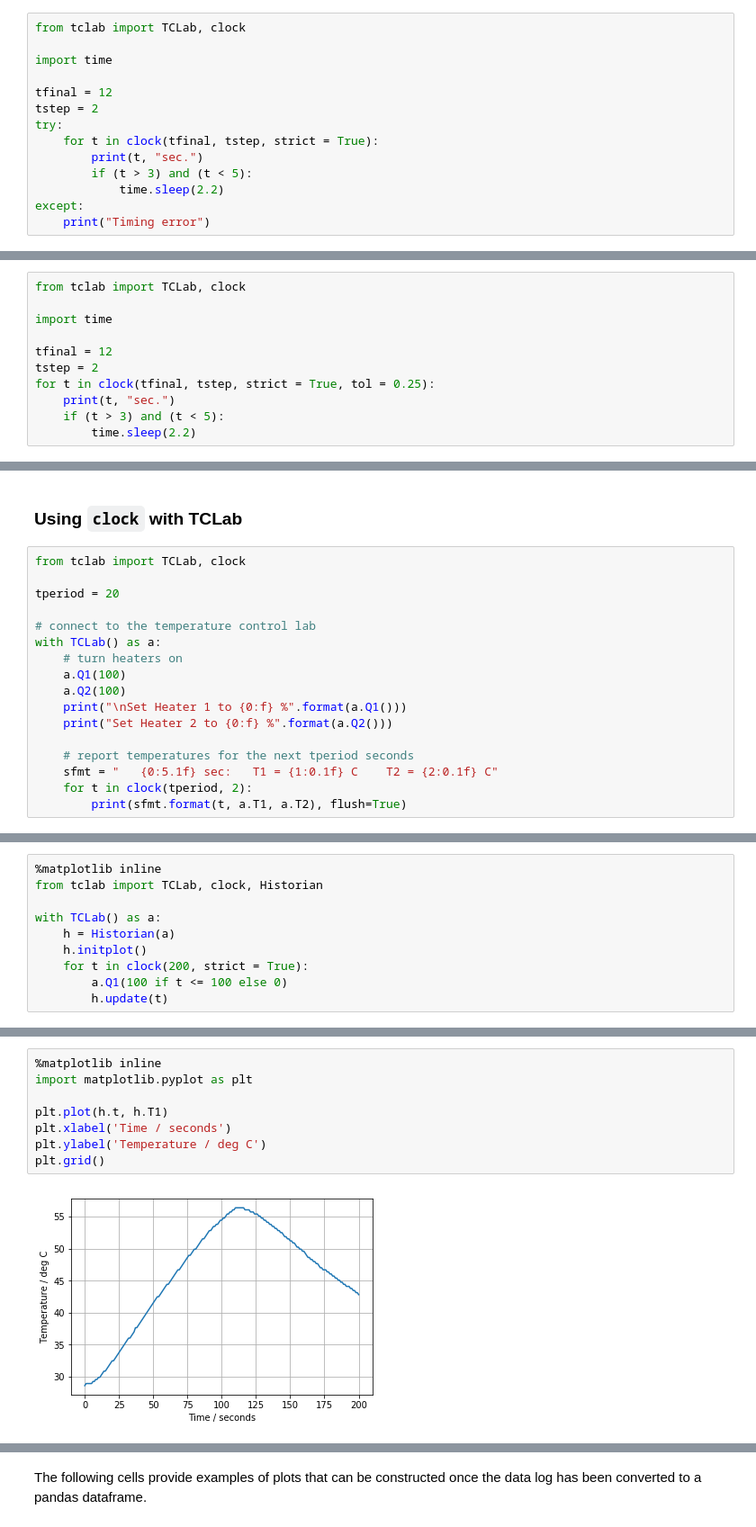
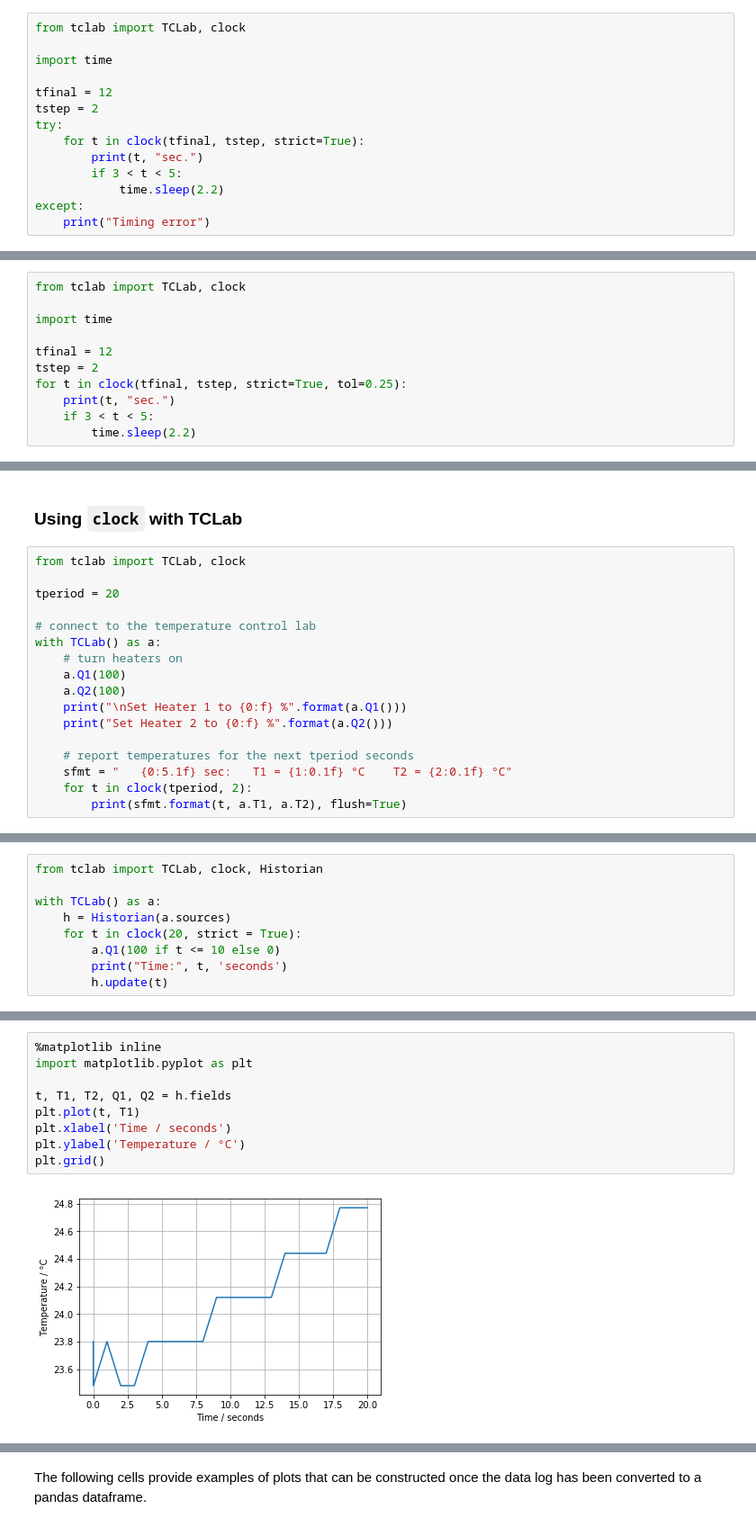
Before and after one commit to jckantor/TCLab, a Jupyter notebook: notebooks/0_TCLab_Overview.ipynb, the cells around one changed output, grey strips where cells are left out. Shown: that part at 90% size. Saved outputs shown, nothing was run; the diff lists cells and outputs as text.

Commit message:
Generalised Historian

```diff
--- a/notebooks/0_TCLab_Overview.ipynb
+++ b/notebooks/0_TCLab_Overview.ipynb
@@ -187,9 +188,9 @@ import time
 tfinal = 12
 tstep = 2
 try:
-    for t in clock(tfinal, tstep, strict = True):
+    for t in clock(tfinal, tstep, strict=True):
         print(t, "sec.")
-        if (t > 3) and (t < 5):
+        if 3 < t < 5:
             time.sleep(2.2)
 except:
     print("Timing error")
@@ -207,9 +208,9 @@ import time
 
 tfinal = 12
 tstep = 2
-for t in clock(tfinal, tstep, strict = True, tol = 0.25):
+for t in clock(tfinal, tstep, strict=True, tol=0.25):
     print(t, "sec.")
-    if (t > 3) and (t < 5):
+    if 3 < t < 5:
         time.sleep(2.2)
 # %% [output]
 0.0 sec.
@@ -235,7 +236,7 @@ with TCLab() as a:
     print("Set Heater 2 to {0:f} %".format(a.Q2()))
 
     # report temperatures for the next tperiod seconds
-    sfmt = "   {0:5.1f} sec:   T1 = {1:0.1f} C    T2 = {2:0.1f} C"
+    sfmt = "   {0:5.1f} sec:   T1 = {1:0.1f} °C    T2 = {2:0.1f} °C"
     for t in clock(tperiod, 2):
         print(sfmt.format(t, a.T1, a.T2), flush=True)
 # %% [output]
@@ -277,11 +274,10 @@ where the optional parameter `tfinal` provides an initial scaling of the time ax
 # %%
-%matplotlib inline
 from tclab import TCLab, clock, Historian
 
 with TCLab() as a:
-    h = Historian(a)
-    h.initplot()
-    for t in clock(200, strict = True):
-        a.Q1(100 if t <= 100 else 0)
+    h = Historian(a.sources)
+    for t in clock(20, strict = True):
+        a.Q1(100 if t <= 10 else 0)
+        print("Time:", t, 'seconds')
         h.update(t)
 # %% [output]
@@ -297,10 +309,11 @@ For example, here's how to plot the history of temperature T1 versus time from t
 # %%
 %matplotlib inline
 import matplotlib.pyplot as plt
 
-plt.plot(h.t, h.T1)
+t, T1, T2, Q1, Q2 = h.fields
+plt.plot(t, T1)
 plt.xlabel('Time / seconds')
-plt.ylabel('Temperature / deg C')
+plt.ylabel('Temperature / °C')
 plt.grid()
 # %% [output]
-[figure, old version]
+[figure, new version]
```
Also changed, not shown: parts of 20 cells of this notebook, 2 other files.
